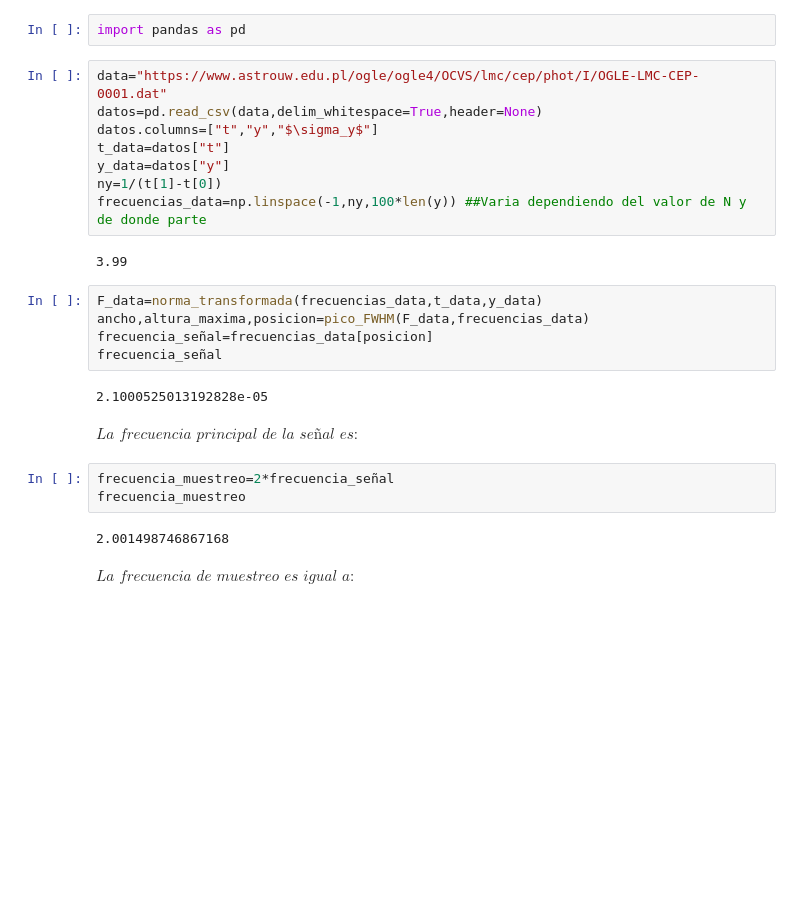
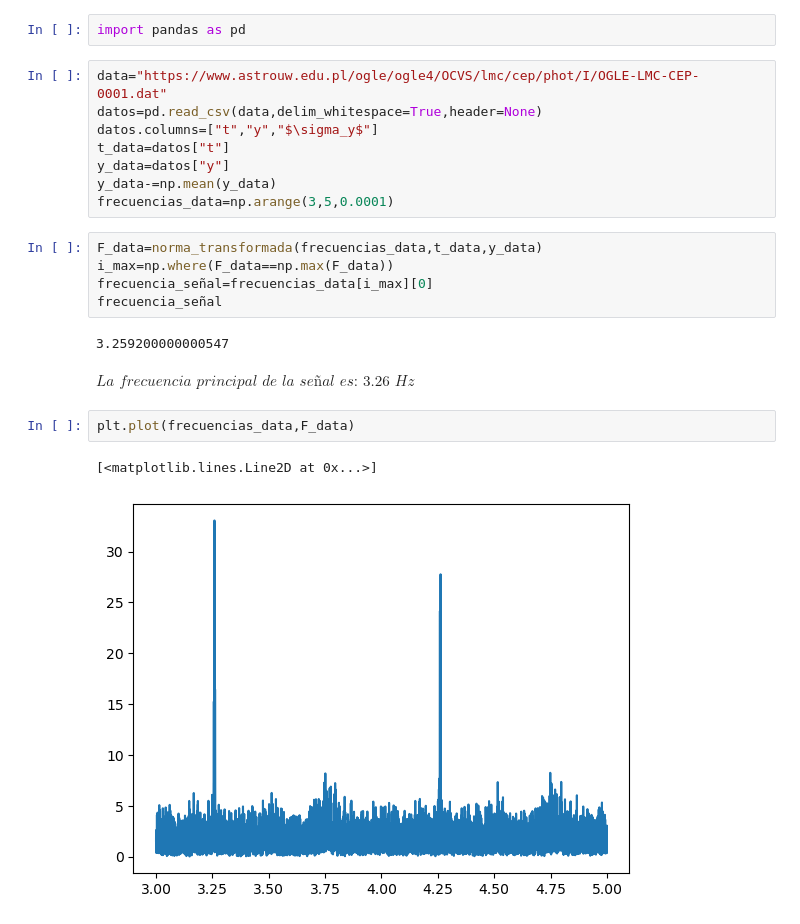
Before and after one commit to DANI2579/MetodosComputacionalesII, a Jupyter notebook: Taller_1_MetodosII/Untitled.ipynb, the cells around one changed output. Cells and saved outputs as stored; diff of their text form; blank space fills up the shorter version.

```diff
--- a/Taller_1_MetodosII/Untitled.ipynb
+++ b/Taller_1_MetodosII/Untitled.ipynb
@@ -146,24 +160,20 @@ datos=pd.read_csv(data,delim_whitespace=True,header=None)
 datos.columns=["t","y","$\sigma_y$"]
 t_data=datos["t"]
 y_data=datos["y"]
-ny=1/(t[1]-t[0])
-frecuencias_data=np.linspace(-1,ny,100*len(y)) ##Varia dependiendo del valor de N y de donde parte
+y_data-=np.mean(y_data)
+frecuencias_data=np.arange(3,5,0.0001)
-# %% [output]
-3.99
 # %%
 F_data=norma_transformada(frecuencias_data,t_data,y_data)
-ancho,altura_maxima,posicion=pico_FWHM(F_data,frecuencias_data)
-frecuencia_señal=frecuencias_data[posicion]
+i_max=np.where(F_data==np.max(F_data))
+frecuencia_señal=frecuencias_data[i_max][0]
 frecuencia_señal
 # %% [output]
-2.1000525013192828e-05
+3.259200000000547
 # %% [markdown]
-$\textit{La frecuencia principal de la señal es: }$
+$\textit{La frecuencia principal de la señal es: 3.26 Hz}$
-# %%
-frecuencia_muestreo=2*frecuencia_señal
-frecuencia_muestreo
-# %% [output]
-2.001498746867168
-# %% [markdown]
-$\textit{La frecuencia de muestreo es igual a:}$
+# %%
+plt.plot(frecuencias_data,F_data)
+# %% [output]
+[<matplotlib.lines.Line2D at 0x...>]
+[figure, added]
 # %%
```
Also changed, not shown: parts of 13 cells of this notebook.
